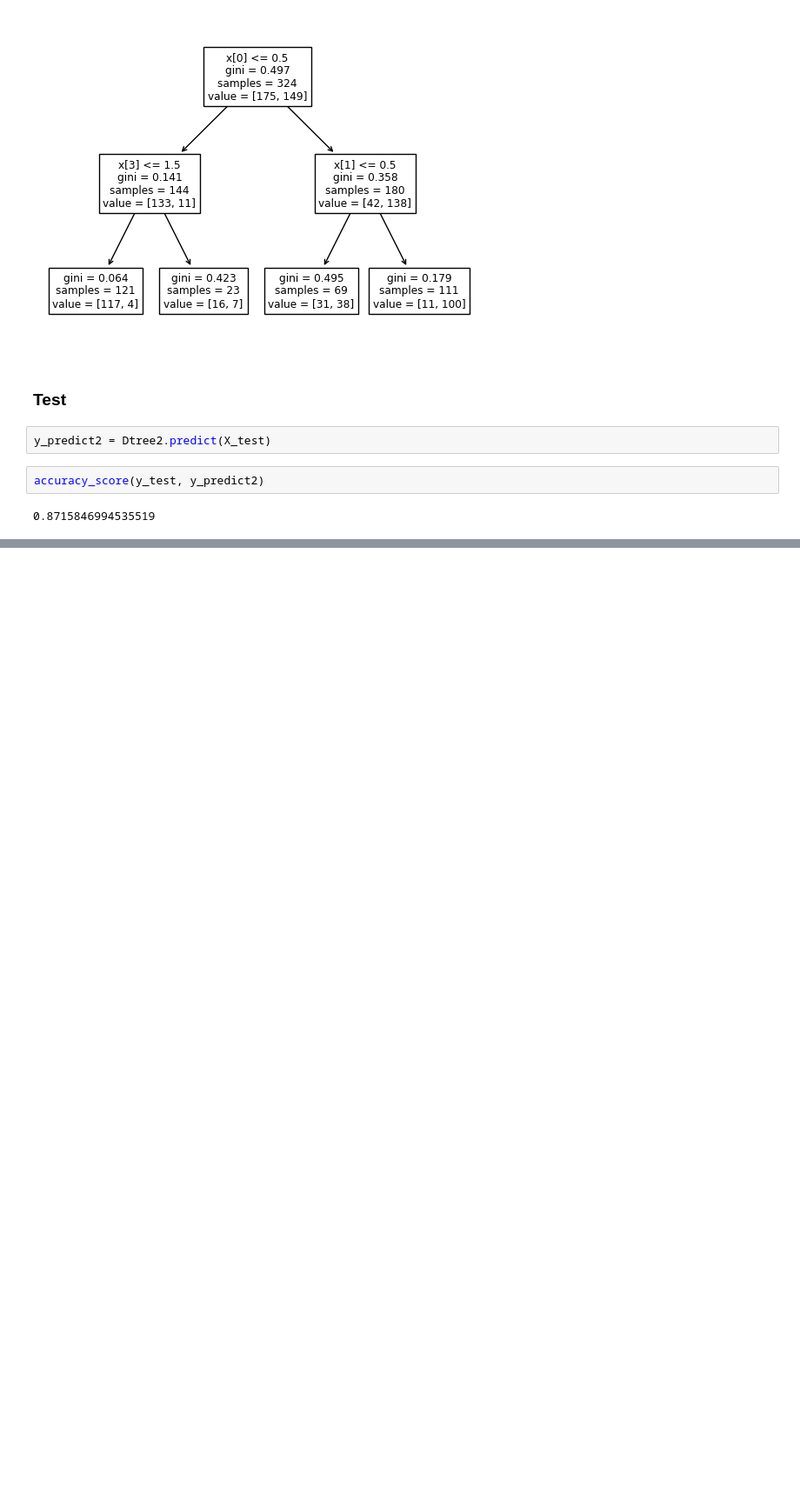
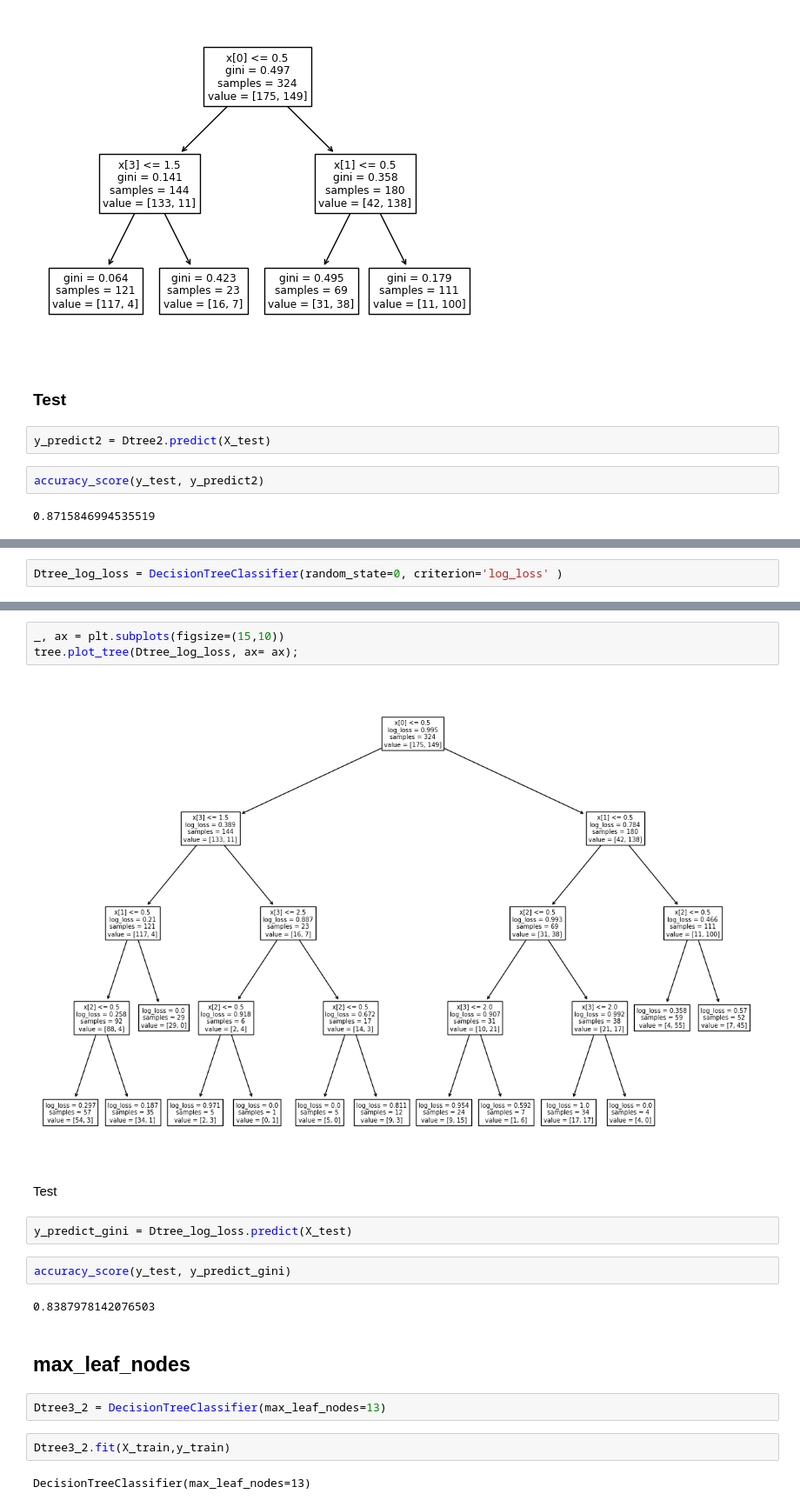
Before and after one commit to ChonChanokAng/BSC_DPDM23, a Jupyter notebook: Classification.ipynb, the cells around one changed output, grey strips where cells are left out. Shown: that part at 87% size. Cells and saved outputs as stored; diff of their text form; blank space fills up the shorter version.

```diff
--- a/Classification.ipynb
+++ b/Classification.ipynb
@@ -258,0 +318,2 @@ accuracy_score(y_test, y_predict2)
+# %%
+Dtree_log_loss = DecisionTreeClassifier(random_state=0, criterion='log_loss' )
@@ -258,0 +326,21 @@ accuracy_score(y_test, y_predict2)
+# %%
+_, ax = plt.subplots(figsize=(15,10))
+tree.plot_tree(Dtree_log_loss, ax= ax);
+# %% [output]
+[figure, added]
+# %% [markdown]
+Test
+# %%
+y_predict_gini = Dtree_log_loss.predict(X_test)
+# %%
+accuracy_score(y_test, y_predict_gini)
+# %% [output]
+0.8387978142076503
+# %% [markdown]
+## max_leaf_nodes
+# %%
+Dtree3_2 = DecisionTreeClassifier(max_leaf_nodes=13)
+# %%
+Dtree3_2.fit(X_train,y_train)
+# %% [output]
+DecisionTreeClassifier(max_leaf_nodes=13)
```
Also changed, not shown: parts of 47 cells of this notebook.
